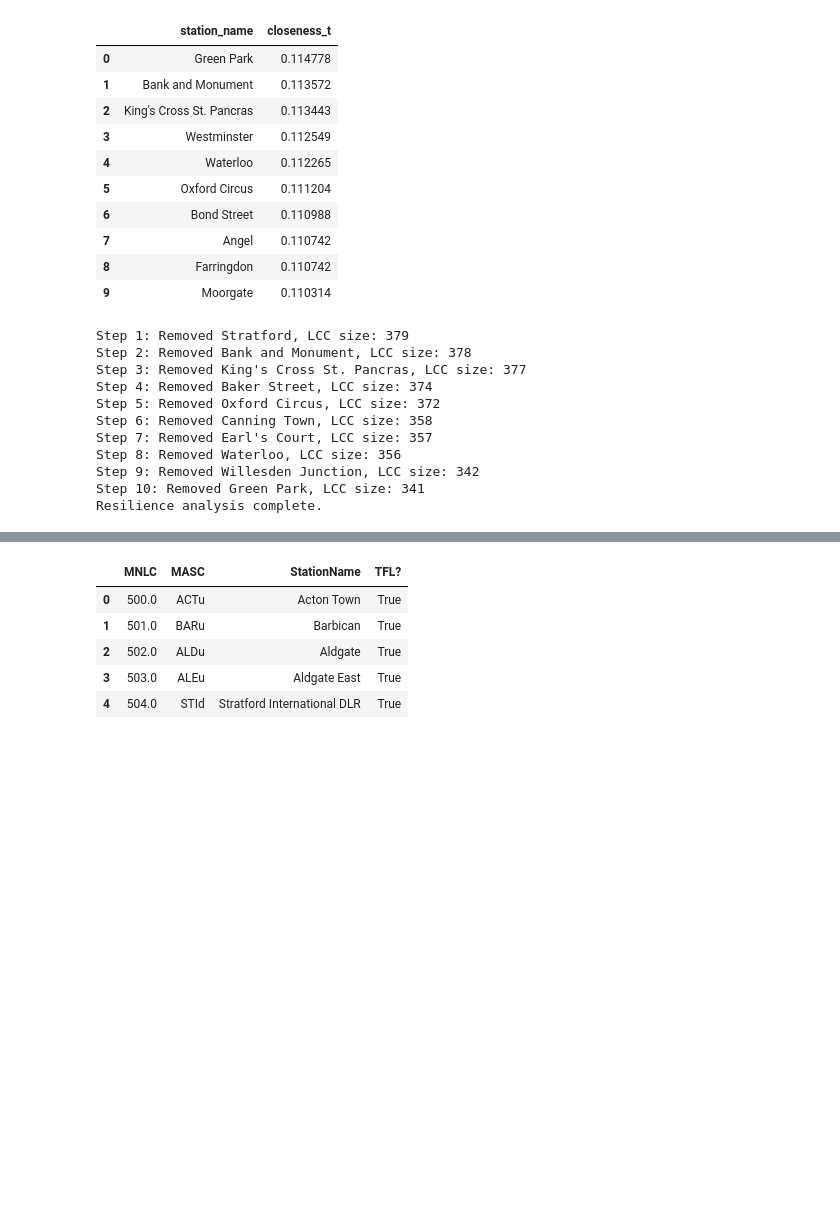
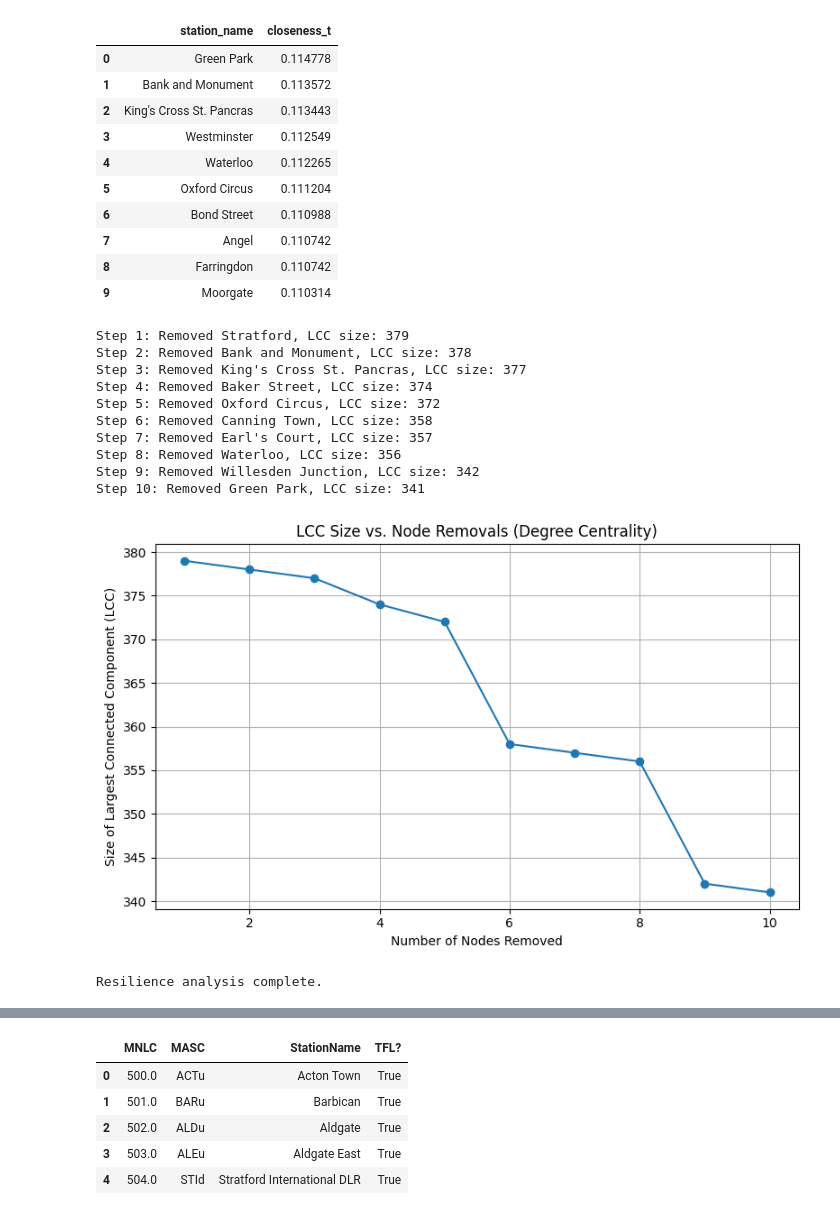
Before and after one commit to wbwhaha/UrbanSimulation_Assignment, a Jupyter notebook: Code/London’s underground resilience.ipynb, the cells around one changed output, grey strips where cells are left out. Saved outputs shown, nothing was run; the diff lists cells and outputs as text; code cells hidden in the pictures; blank space fills up the shorter version.

```diff
--- a/Code/London’s underground resilience.ipynb
+++ b/Code/London’s underground resilience.ipynb
@@ -7,7 +7,7 @@ import osmnx as ox
 import re
 import matplotlib.pyplot as plt
 # %%
-G_lu = pd.read_pickle('Geo_Datasets/London_tube_network_cl.pkl')
+G_lu = pd.read_pickle("../Geo_Datasets/London_tube_network_cl.pkl")
 # %%
 print(G_lu.number_of_nodes())
 print(G_lu.number_of_edges())
@@ -129,57 +129,70 @@ def analyze_resilience(G, centrality_type, num_removals=10):
     Analyze network resilience by sequentially removing the highest-ranked node
     based on the selected centrality measure and tracking the Largest Connected Component (LCC).
 
-    :param graph: NetworkX graph object
+    :param G: NetworkX graph object
     :param centrality_type: Type of centrality ('degree', 'betweenness', 'closeness')
     :param num_removals: Number of nodes to remove (default: 10)
     :return: List of LCC sizes after each removal
     """
 
-    lcc_sizes = []  # Store LCC sizes after each step
+    # copy graph to avoid modifying the original
+    G = G.copy()
+    lcc_sizes = []  # store LCC sizes after each step
 
-    # Mapping of centrality functions
+    # mapping of centrality functions
     centrality_functions = {
         'degree': nx.degree_centrality,
         'betweenness': nx.betweenness_centrality,
         'closeness': nx.closeness_centrality
     }
 
-    # Ensure the chosen centrality type is valid
+    # ensure the chosen centrality type is valid
     if centrality_type not in centrality_functions:
         raise ValueError("Centrality type must be 'degree', 'betweenness', or 'closeness'")
 
     for i in range(num_removals):
-        # Compute centrality scores
+        # compute centrality scores
         centrality = centrality_functions[centrality_type](G)
 
-        # Identify the node with the highest centrality score
+        # identify the node with the highest centrality score
         node_to_remove = max(centrality, key=centrality.get)
 
-        # Remove the selected node from the graph
+        # remove the selected node from the graph
         G.remove_node(node_to_remove)
 
-        # Compute the Largest Connected Component (LCC)
-        largest_cc = max(nx.connected_components(G), key=len) if G.number_of_nodes() > 0 else []
+        # compute the Largest Connected Component (LCC)
+        largest_cc = max(nx.connected_components(G), key=len) if G.number_of_nodes() > 0 else set()
         lcc_size = len(largest_cc)
         lcc_sizes.append(lcc_size)
 
         print(f"Step {i+1}: Removed {node_to_remove}, LCC size: {lcc_size}")
 
+    # plotting LCC size over node removals
+    plt.figure(figsize=(8, 5))
+    plt.plot(range(1, num_removals + 1), lcc_sizes, marker='o', linestyle='-')
+    plt.title(f'LCC Size vs. Node Removals ({centrality_type.capitalize()} Centrality)')
+    plt.xlabel('Number of Nodes Removed')
+    plt.ylabel('Size of Largest Connected Component (LCC)')
+    plt.grid(True)
+    plt.tight_layout()
+    plt.show()
+
     print("Resilience analysis complete.")
 
-    return G
+    return lcc_sizes
 # %%
-G_lu_d = analyze_resilience(G_lu_d, 'degree')
+lcc_degree = analyze_resilience(G_lu_d, 'degree')
 # %% [output]
 Step 1: Removed Stratford, LCC size: 379
 Step 2: Removed Bank and Monument, LCC size: 378
 Step 3: Removed King's Cross St. Pancras, LCC size: 377
 Step 4: Removed Baker Street, LCC size: 374
 Step 5: Removed Oxford Circus, LCC size: 372
 Step 6: Removed Canning Town, LCC size: 358
 Step 7: Removed Earl's Court, LCC size: 357
 Step 8: Removed Waterloo, LCC size: 356
 Step 9: Removed Willesden Junction, LCC size: 342
 Step 10: Removed Green Park, LCC size: 341
-Resilience analysis complete.
+[figure, added]
+Resilience analysis complete.
 # %%
```
Also changed, not shown: parts of 12 cells of this notebook, 5 other files.
